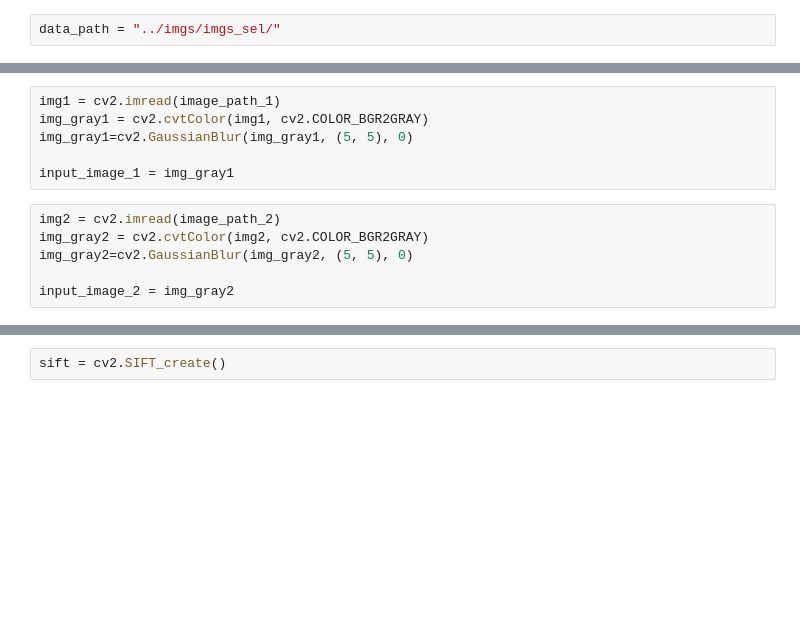
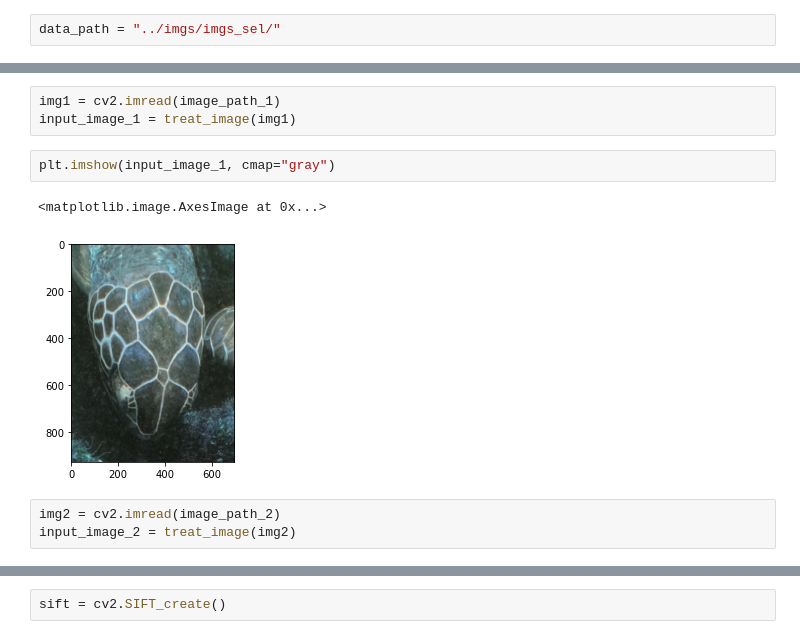
Before and after one commit to UFRJ-Analytica/hacking-rio-2022-time-1, a Jupyter notebook: notebooks/face_recognition/sift.ipynb, the cells around one changed output, grey strips where cells are left out. Cells and saved outputs as stored; diff of their text form; blank space fills up the shorter version.

```diff
--- a/notebooks/face_recognition/sift.ipynb
+++ b/notebooks/face_recognition/sift.ipynb
@@ -10,12 +18,11 @@ image_path_2 = data_path + "tartaruga1B.JPG"
 # %%
 img1 = cv2.imread(image_path_1)
-img_gray1 = cv2.cvtColor(img1, cv2.COLOR_BGR2GRAY)
-img_gray1=cv2.GaussianBlur(img_gray1, (5, 5), 0)
-
-input_image_1 = img_gray1
+input_image_1 = treat_image(img1)
+# %%
+plt.imshow(input_image_1, cmap="gray")
+# %% [output]
+<matplotlib.image.AxesImage at 0x...>
+[figure, added]
 # %%
 img2 = cv2.imread(image_path_2)
-img_gray2 = cv2.cvtColor(img2, cv2.COLOR_BGR2GRAY)
-img_gray2=cv2.GaussianBlur(img_gray2, (5, 5), 0)
-
-input_image_2 = img_gray2
+input_image_2 = treat_image(img2)
```
Also changed, not shown: parts of 5 cells of this notebook, 4 other files.
